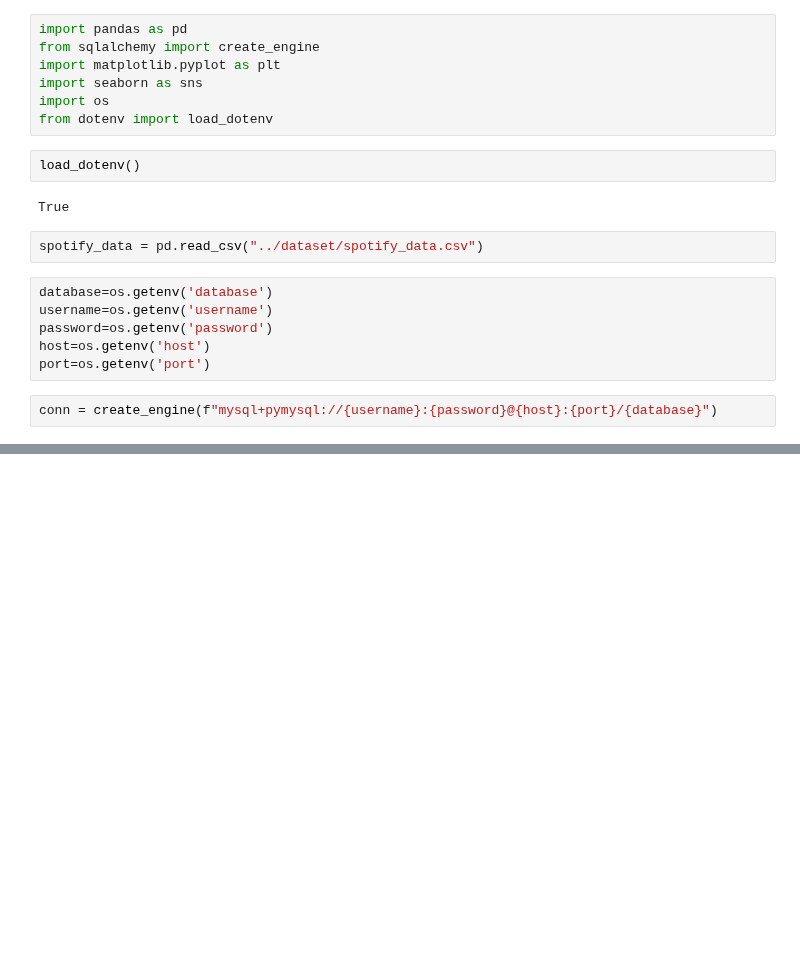
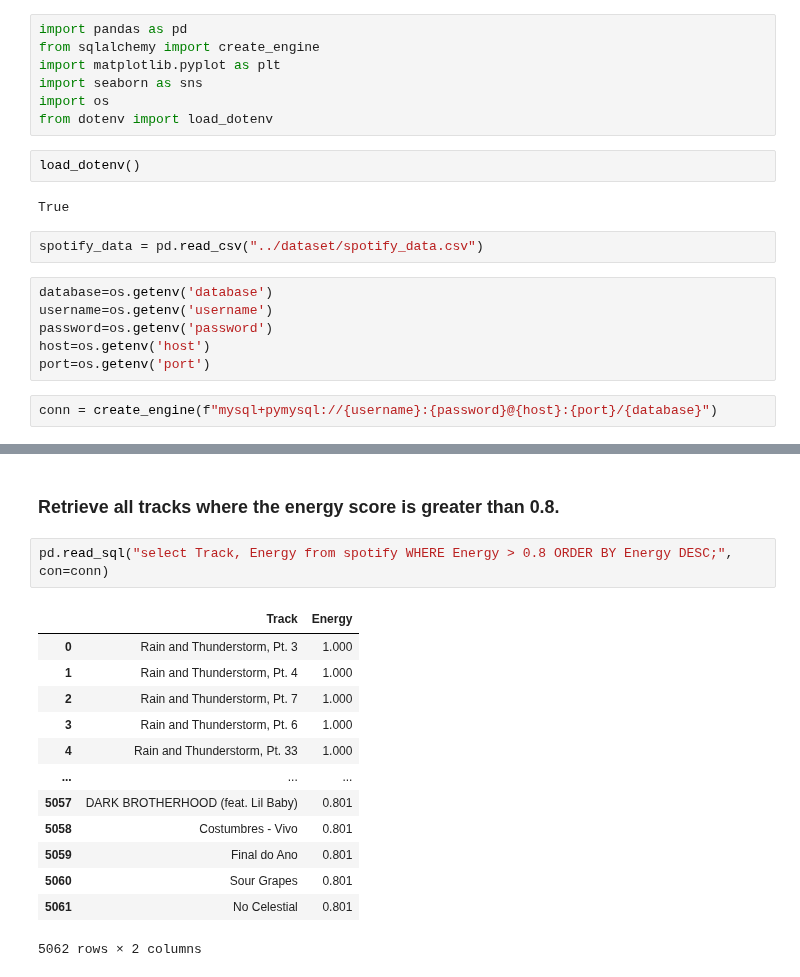
Before and after one commit to Himmu5/data-analysis, a Jupyter notebook: notebooks/spotify_analysis.ipynb, the cells around one changed output, grey strips where cells are left out. Cells and saved outputs as stored; diff of their text form; blank space fills up the shorter version.

```diff
--- a/notebooks/spotify_analysis.ipynb
+++ b/notebooks/spotify_analysis.ipynb
@@ -43,0 +103,18 @@ pd.read_sql("SELECT * from spotify;", con=conn)
+# %% [markdown]
+### Retrieve all tracks where the energy score is greater than 0.8.
+# %%
+pd.read_sql("select Track, Energy from spotify WHERE Energy > 0.8 ORDER BY Energy DESC;", con=conn)
+# %% [output]
+|  | Track | Energy |
+| 0 | Rain and Thunderstorm, Pt. 3 | 1.000 |
+| 1 | Rain and Thunderstorm, Pt. 4 | 1.000 |
+| 2 | Rain and Thunderstorm, Pt. 7 | 1.000 |
+| 3 | Rain and Thunderstorm, Pt. 6 | 1.000 |
+| 4 | Rain and Thunderstorm, Pt. 33 | 1.000 |
+| ... | ... | ... |
+| 5057 | DARK BROTHERHOOD (feat. Lil Baby) | 0.801 |
+| 5058 | Costumbres - Vivo | 0.801 |
+| 5059 | Final do Ano | 0.801 |
+| 5060 | Sour Grapes | 0.801 |
+| 5061 | No Celestial | 0.801 |
+5062 rows × 2 columns
```
Also changed, not shown: parts of 18 cells of this notebook, 1 other file.
